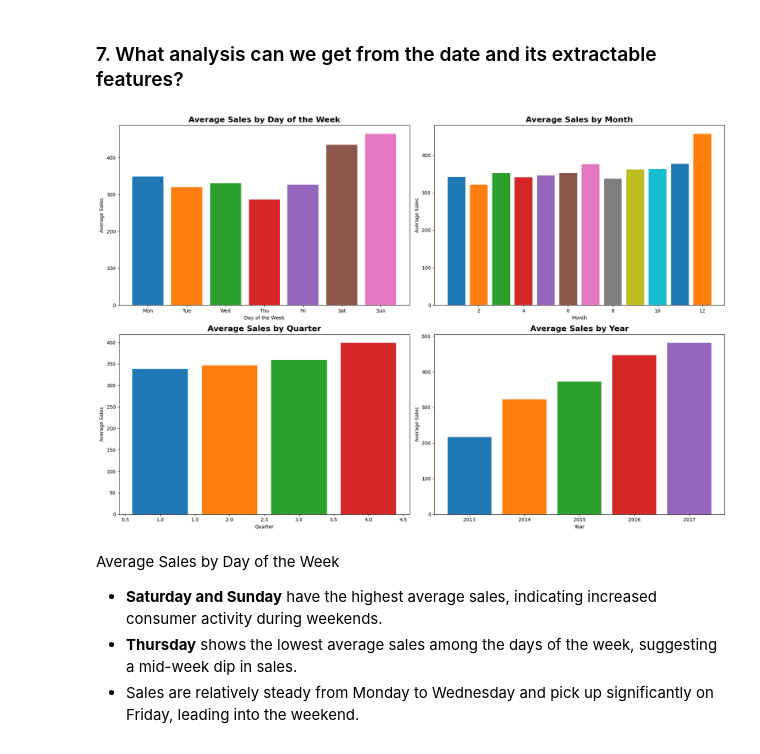
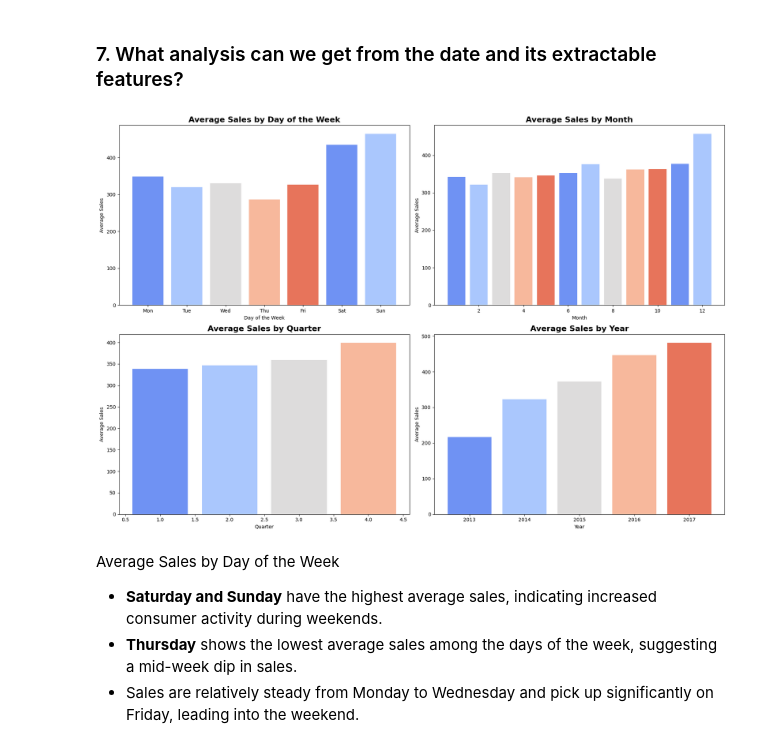
Before and after one commit to GlennRockson/Store_Sales_Predictions, a Jupyter notebook: main.ipynb, the cells around one changed output. Drawn from its saved outputs; the diff is of its cells as text; code cells hidden in the pictures.

```diff
--- a/main.ipynb
+++ b/main.ipynb
@@ -1069,6 +1086,15 @@ sales_by_quarter = train_merged.groupby('quarter')['sales'].mean()
 
 # Calculating average sales by year
 sales_by_year = train_merged.groupby('year')['sales'].mean()
+
+# Define the palette using a Matplotlib colormap
+palette = sns.color_palette("coolwarm", len(sales_by_day_of_week))
+
+palette = sns.color_palette("coolwarm", len(sales_by_month))
+
+palette = sns.color_palette("coolwarm", len(sales_by_quarter))
+
+palette = sns.color_palette("coolwarm", len(sales_by_year))
 
 # Setting up the figure for subplots
 fig, axs = plt.subplots(2, 2, figsize=(18, 12))
@@ -1076,34 +1102,34 @@ fig, axs = plt.subplots(2, 2, figsize=(18, 12))
 # Plotting average sales by day of the week
 axs[0, 0].bar(sales_by_day_of_week.index, sales_by_day_of_week, color=palette)
 axs[0, 0].set_title('Average Sales by Day of the Week',fontsize=16, weight='bold')
 axs[0, 0].set_xlabel('Day of the Week')
 axs[0, 0].set_ylabel('Average Sales')
 axs[0, 0].set_xticks(range(7))
 axs[0, 0].set_xticklabels(['Mon', 'Tue', 'Wed', 'Thu', 'Fri', 'Sat', 'Sun'])
 
 # Plotting average sales by month
 axs[0, 1].bar(sales_by_month.index, sales_by_month, color=palette)
 axs[0, 1].set_title('Average Sales by Month', fontsize=16, weight='bold')
 axs[0, 1].set_xlabel('Month')
 axs[0, 1].set_ylabel('Average Sales')
 
 # Plotting average sales by quarter
 axs[1, 0].bar(sales_by_quarter.index, sales_by_quarter, color=palette)
 axs[1, 0].set_title('Average Sales by Quarter', fontsize=16, weight='bold')
 axs[1, 0].set_xlabel('Quarter')
 axs[1, 0].set_ylabel('Average Sales')
 
 # Plotting average sales by year
 axs[1, 1].bar(sales_by_year.index, sales_by_year, color=palette)
 axs[1, 1].set_title('Average Sales by Year', fontsize=16, weight='bold')
 axs[1, 1].set_xlabel('Year')
 axs[1, 1].set_ylabel('Average Sales')
 
 
 plt.tight_layout()
 plt.show()
 # %% [output]
-[figure, old version]
+[figure, new version]
 # %% [markdown]
 Average Sales by Day of the Week
 - **Saturday and Sunday** have the highest average sales, indicating increased consumer activity during weekends.
```
Also changed, not shown: parts of 6 cells of this notebook.
